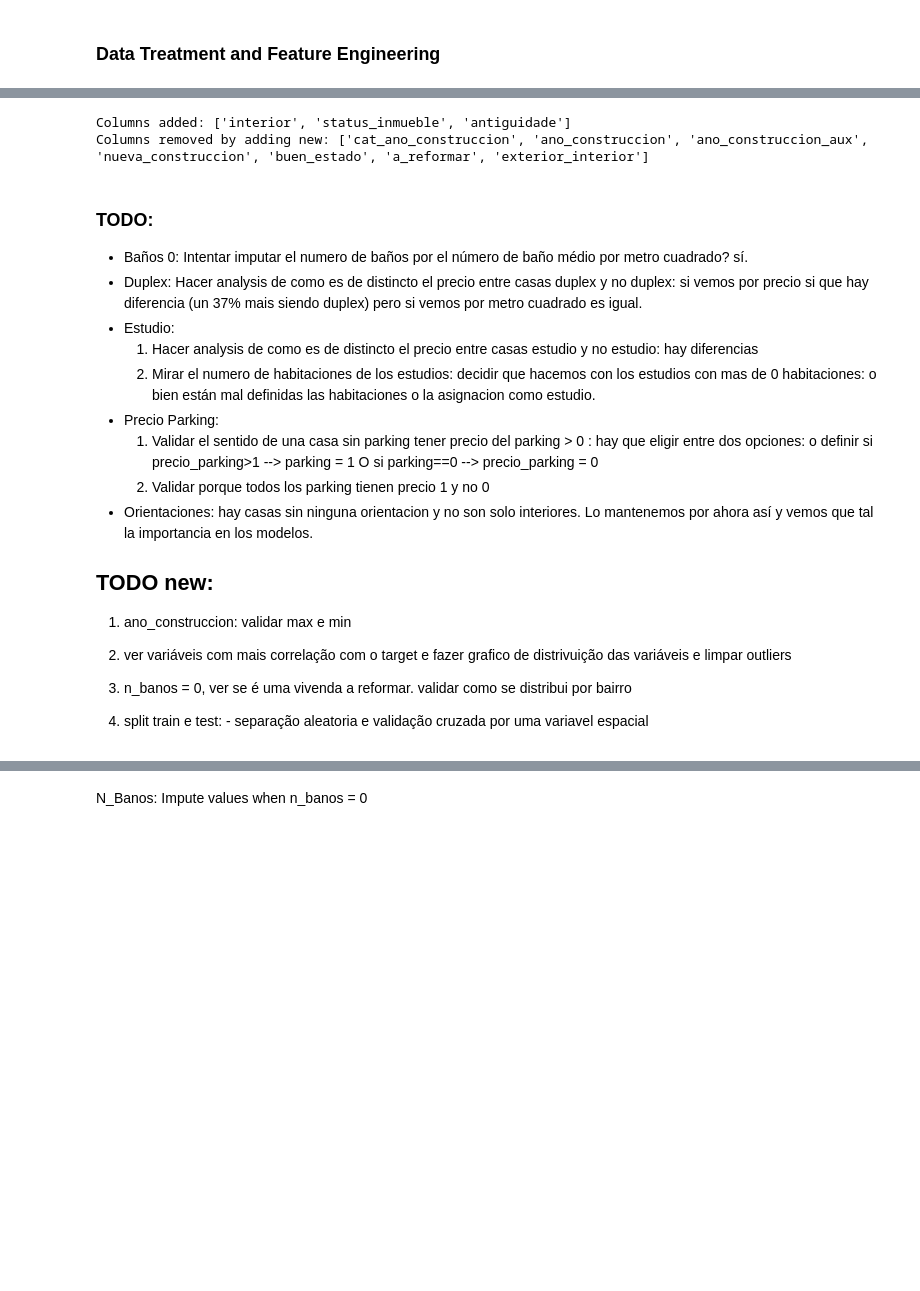
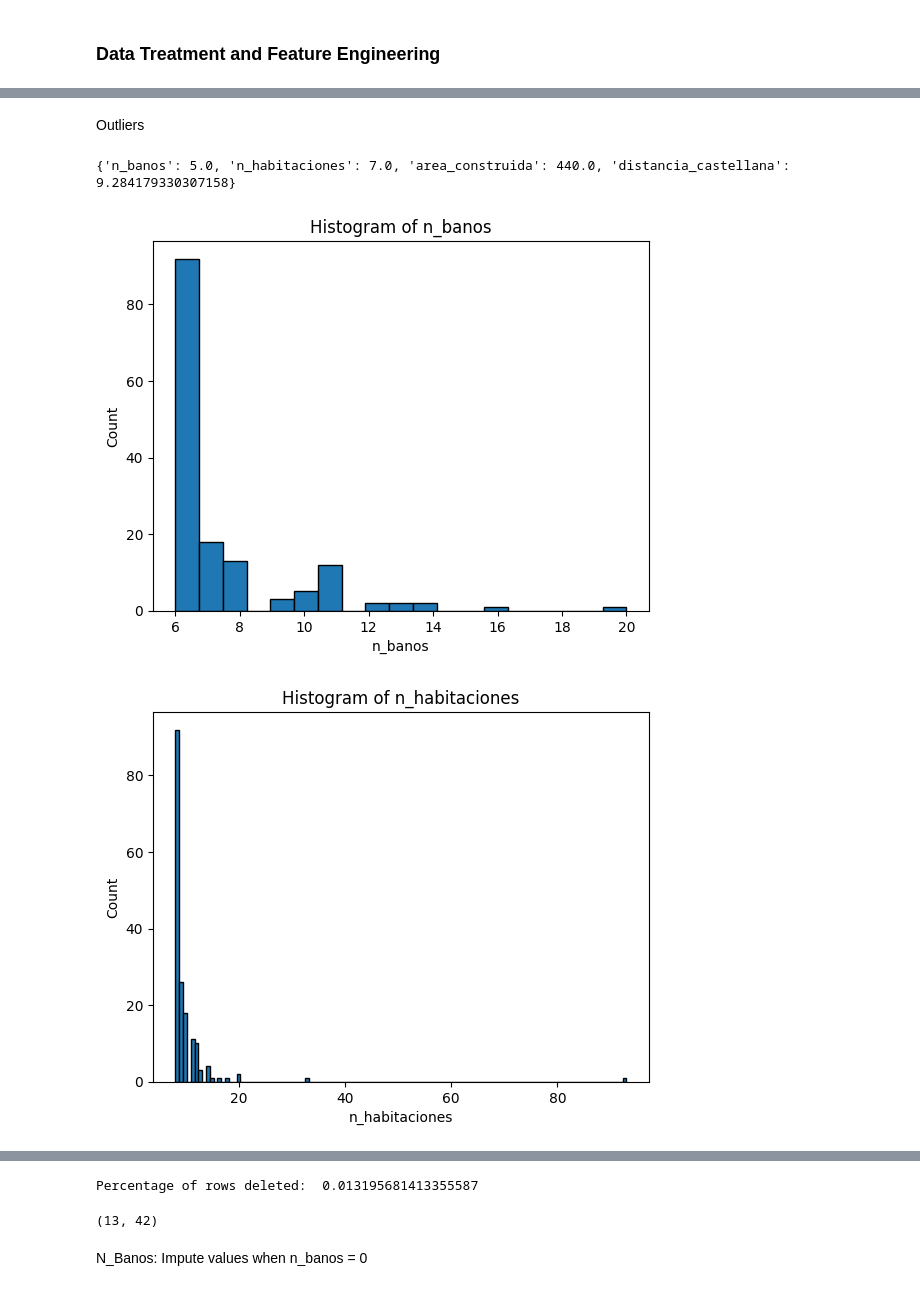
Before and after one commit to anamartiiins/MDS6-IDEALISTA, a Jupyter notebook: exploratory_data_analysis.ipynb, the cells around one changed output, grey strips where cells are left out. Cells and saved outputs as stored; diff of their text form; code cells hidden in the pictures; blank space fills up the shorter version.

```diff
--- a/exploratory_data_analysis.ipynb
+++ b/exploratory_data_analysis.ipynb
@@ -180,13 +223,0 @@ df_assets = df_assets.drop(columns=REMOVE_COLUMNS_BY_CORRELATIONS)
-# %%
-# Feature Engineering: add new variables
-(
-    add_columns,
-    remove_columns_by_creating_new_variables,
-    df_assets,
-) = feature_engineering(df=df_assets)
-
-print("Columns added:", add_columns)
-print('Columns removed by adding new:', remove_columns_by_creating_new_variables)
-# %% [output]
-Columns added: ['interior', 'status_inmueble', 'antiguidade']
-Columns removed by adding new: ['cat_ano_construccion', 'ano_construccion', 'ano_construccion_aux', 'nueva_construccion', 'buen_estado', 'a_reformar', 'exterior_interior']
@@ -196,20 +224,31 @@ df_assets = df_assets[df_assets.status_inmueble!=1]
-# %% [markdown]
-### TODO:
-* Baños 0: Intentar imputar el numero de baños por el número de baño médio por metro cuadrado? sí.
-* Duplex: Hacer analysis de como es de distincto el precio entre casas duplex y no duplex: si vemos por precio si que hay diferencia (un 37% mais siendo duplex) pero si vemos por metro cuadrado es igual.
-* Estudio:
-    1. Hacer analysis de como es de distincto el precio entre casas estudio y no estudio: hay diferencias
-    2. Mirar el numero de habitaciones de los estudios: decidir que hacemos con los estudios con mas de 0 habitaciones: o bien están mal definidas las habitaciones o la asignacion como estudio.
-* Precio Parking:
-    1. Validar el sentido de una casa sin parking tener precio del parking > 0 : hay que eligir entre dos opciones: o definir si precio_parking>1 --> parking = 1 O si parking==0 --> precio_parking = 0
-    2. Validar porque todos los parking tienen precio 1 y no 0
-* Orientaciones: hay casas sin ninguna orientacion y no son solo interiores. Lo mantenemos por ahora así y vemos que tal la importancia en los modelos.
-
-
-
-## TODO new:
-1. ano_construccion: validar max e min
-2. ver variáveis com mais correlação com o target e fazer grafico de distrivuição das variáveis e limpar outliers
-4. n_banos = 0, ver se é uma vivenda a reformar. validar como se distribui por bairro
-
-3. split train e test: - separação aleatoria e validação cruzada por uma variavel espacial
+# %% [markdown]
+Outliers
+# %%
+nr_row_before=df_train.shape[0]
+
+variables_most_correlated_w_target=['n_banos','n_habitaciones', 'area_construida', 'distancia_castellana']
+
+percentile_995_values = {}
+
+for var in variables_most_correlated_w_target:
+    percentile_995_values[var] = df_train[var].quantile(0.995)
+
+print(percentile_995_values)
+
+for var in variables_most_correlated_w_target:
+    hist_plot_outliers(df=df_train[df_train[var] > percentile_995_values[var]],name_variable = var)
+
+condition_to_exclude_outliers = ((df_train['n_banos']>percentile_995_values['n_banos'])
+                                 | (df_train['n_habitaciones']>percentile_995_values['n_habitaciones'])
+                                 | (df_train['area_construida']>percentile_995_values['area_construida'])
+                                 | (df_train['distancia_castellana']>percentile_995_values['distancia_castellana']))
+
+df_train=df_train[~condition_to_exclude_outliers]
+
+nr_row_after=df_train.shape[0]
+
+print('Percentage of rows deleted: ', 1-nr_row_after/nr_row_before)
+# %% [output]
+{'n_banos': 5.0, 'n_habitaciones': 7.0, 'area_construida': 440.0, 'distancia_castellana': 9.284179330307158}
+[figure, added]
+[figure, added]
@@ -216,3 +257,11 @@ df_assets = df_assets[df_assets.status_inmueble!=1]
+Percentage of rows deleted:  0.013195681413355587
+# %%
+#FIXME
+# Analyse target outliers: inter quartis
+outliers = detect_outliers(df=df_train, column_name='precio', threshold=10)
+outliers.shape
+# %% [output]
+(13, 42)
 # %% [markdown]
 N_Banos: Impute values when n_banos = 0
 # %%
```
Also changed, not shown: parts of 69 cells of this notebook, 5 other files.
